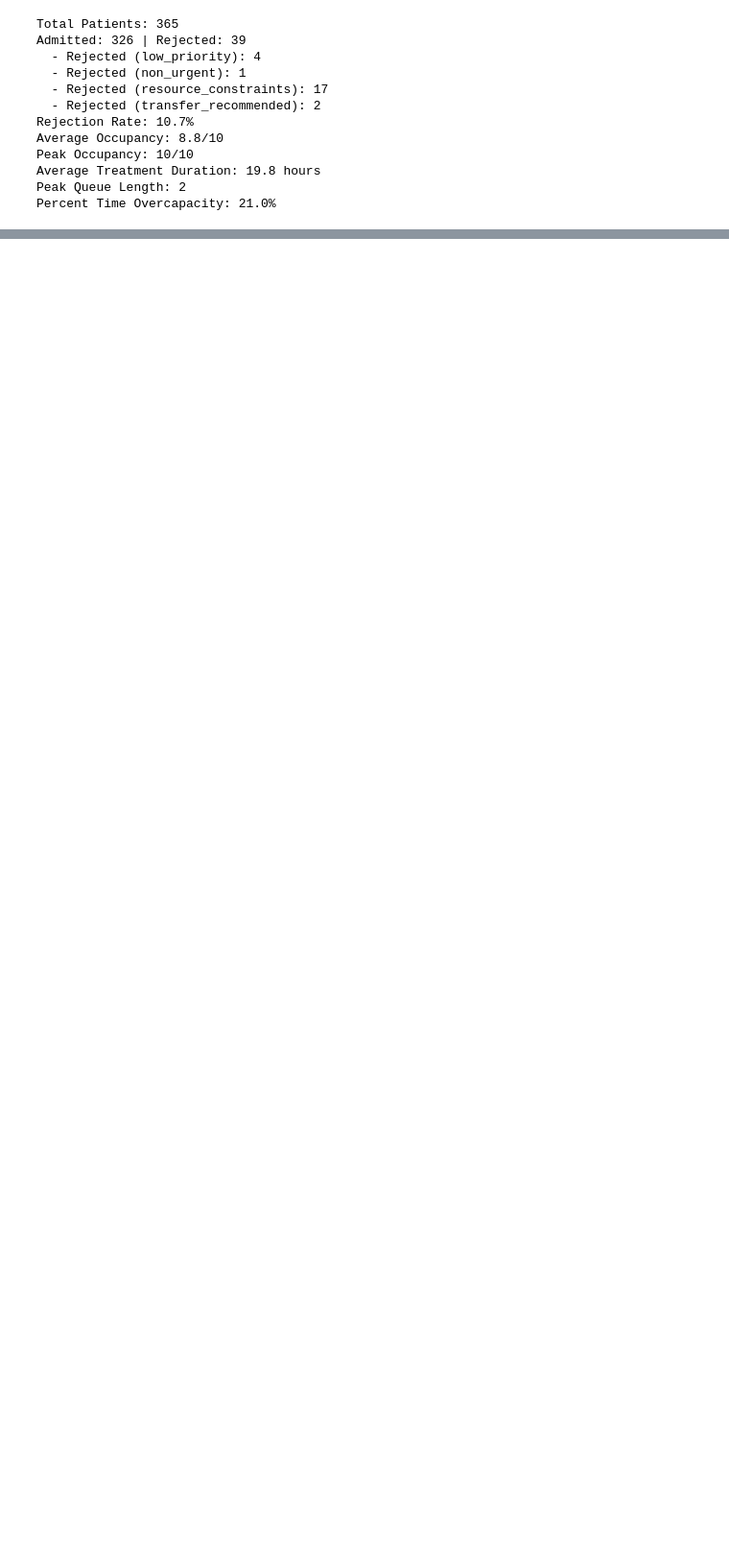
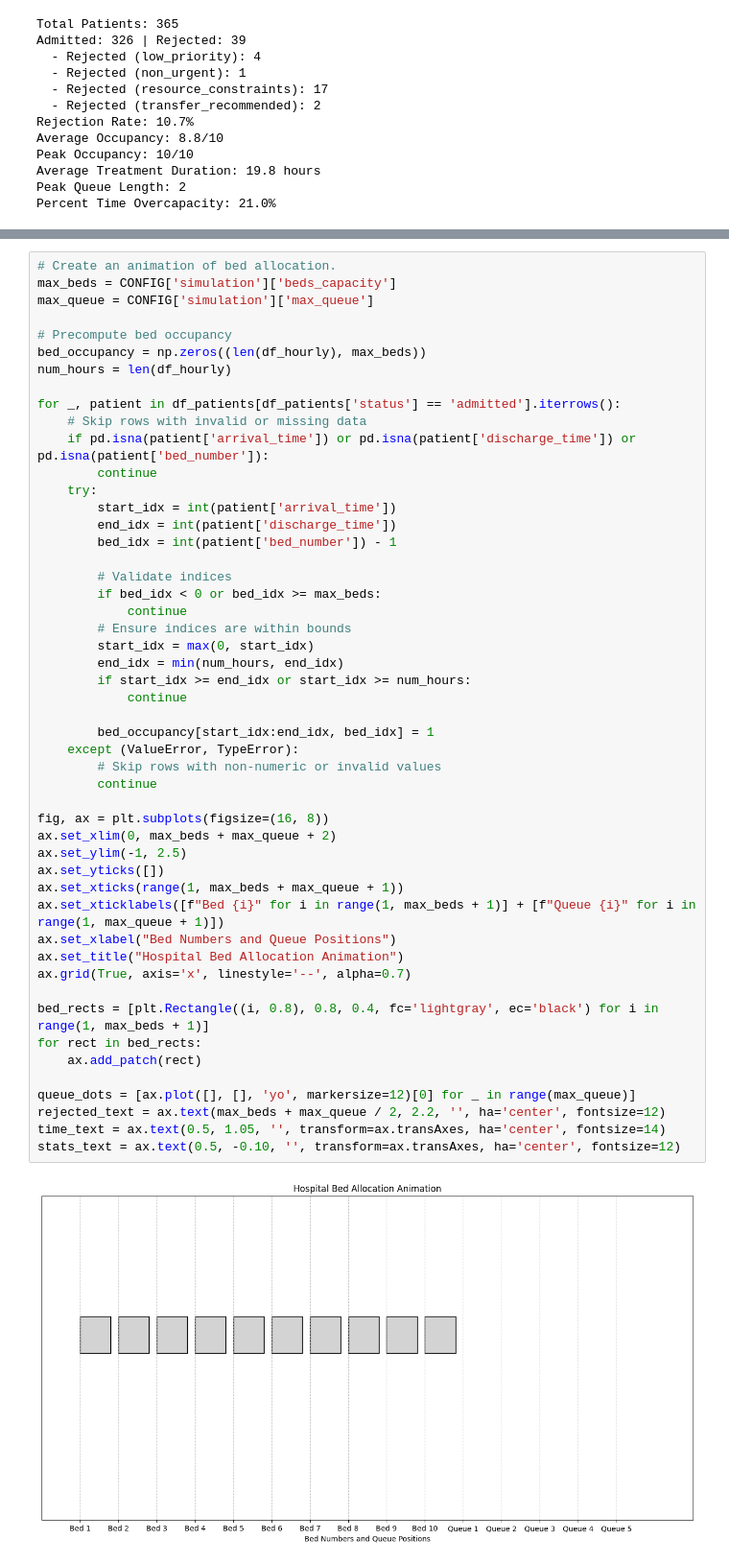
Before and after one commit to aminnademi/Simulation, a Jupyter notebook: hospital_sim.ipynb, the cells around one changed output, grey strips where cells are left out. Shown at 96% size. Drawn from its saved outputs; the diff is of its cells as text; blank space fills up the shorter version.

Commit message:
Implement The Initial Schema From Process Visualization

```diff
--- a/hospital_sim.ipynb
+++ b/hospital_sim.ipynb
@@ -285,0 +288,52 @@ Percent Time Overcapacity: 21.0%
+# %%
+# Create an animation of bed allocation.
+max_beds = CONFIG['simulation']['beds_capacity']
+max_queue = CONFIG['simulation']['max_queue']
+
+# Precompute bed occupancy
+bed_occupancy = np.zeros((len(df_hourly), max_beds))
+num_hours = len(df_hourly)
+
+for _, patient in df_patients[df_patients['status'] == 'admitted'].iterrows():
+    # Skip rows with invalid or missing data
+    if pd.isna(patient['arrival_time']) or pd.isna(patient['discharge_time']) or pd.isna(patient['bed_number']):
+        continue
+    try:
+        start_idx = int(patient['arrival_time'])
+        end_idx = int(patient['discharge_time'])
+        bed_idx = int(patient['bed_number']) - 1
+
+        # Validate indices
+        if bed_idx < 0 or bed_idx >= max_beds:
+            continue
+        # Ensure indices are within bounds
+        start_idx = max(0, start_idx)
+        end_idx = min(num_hours, end_idx)
+        if start_idx >= end_idx or start_idx >= num_hours:
+            continue
+
+        bed_occupancy[start_idx:end_idx, bed_idx] = 1
+    except (ValueError, TypeError):
+        # Skip rows with non-numeric or invalid values
+        continue
+
+fig, ax = plt.subplots(figsize=(16, 8))
+ax.set_xlim(0, max_beds + max_queue + 2)
+ax.set_ylim(-1, 2.5)
+ax.set_yticks([])
+ax.set_xticks(range(1, max_beds + max_queue + 1))
+ax.set_xticklabels([f"Bed {i}" for i in range(1, max_beds + 1)] + [f"Queue {i}" for i in range(1, max_queue + 1)])
+ax.set_xlabel("Bed Numbers and Queue Positions")
+ax.set_title("Hospital Bed Allocation Animation")
+ax.grid(True, axis='x', linestyle='--', alpha=0.7)
+
+bed_rects = [plt.Rectangle((i, 0.8), 0.8, 0.4, fc='lightgray', ec='black') for i in range(1, max_beds + 1)]
+for rect in bed_rects:
+    ax.add_patch(rect)
+
+queue_dots = [ax.plot([], [], 'yo', markersize=12)[0] for _ in range(max_queue)]
+rejected_text = ax.text(max_beds + max_queue / 2, 2.2, '', ha='center', fontsize=12)
+time_text = ax.text(0.5, 1.05, '', transform=ax.transAxes, ha='center', fontsize=14)
+stats_text = ax.text(0.5, -0.10, '', transform=ax.transAxes, ha='center', fontsize=12)
+# %% [output]
+[figure, added]
```
Also changed, not shown: parts of 1 cell of this notebook.
